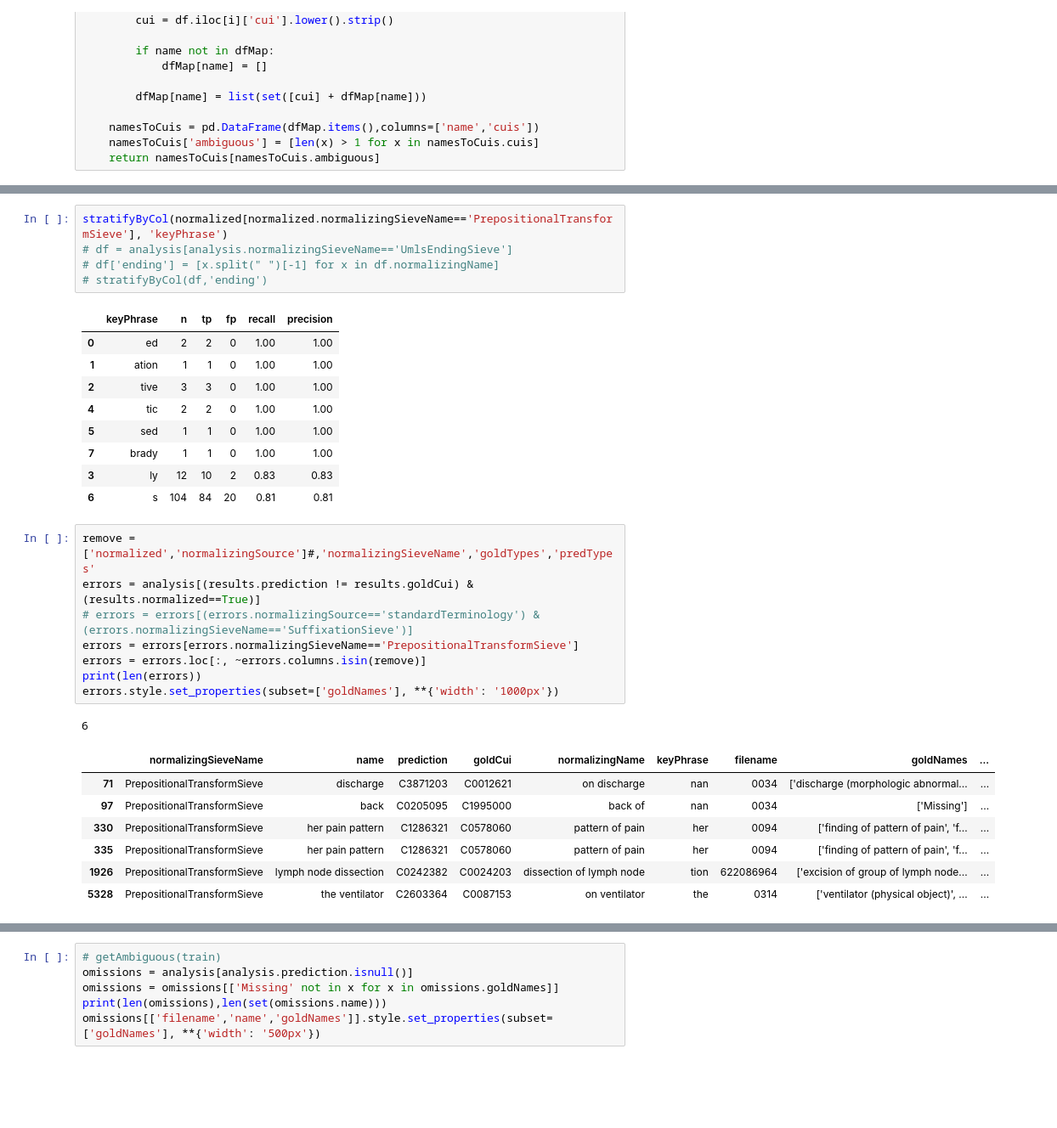
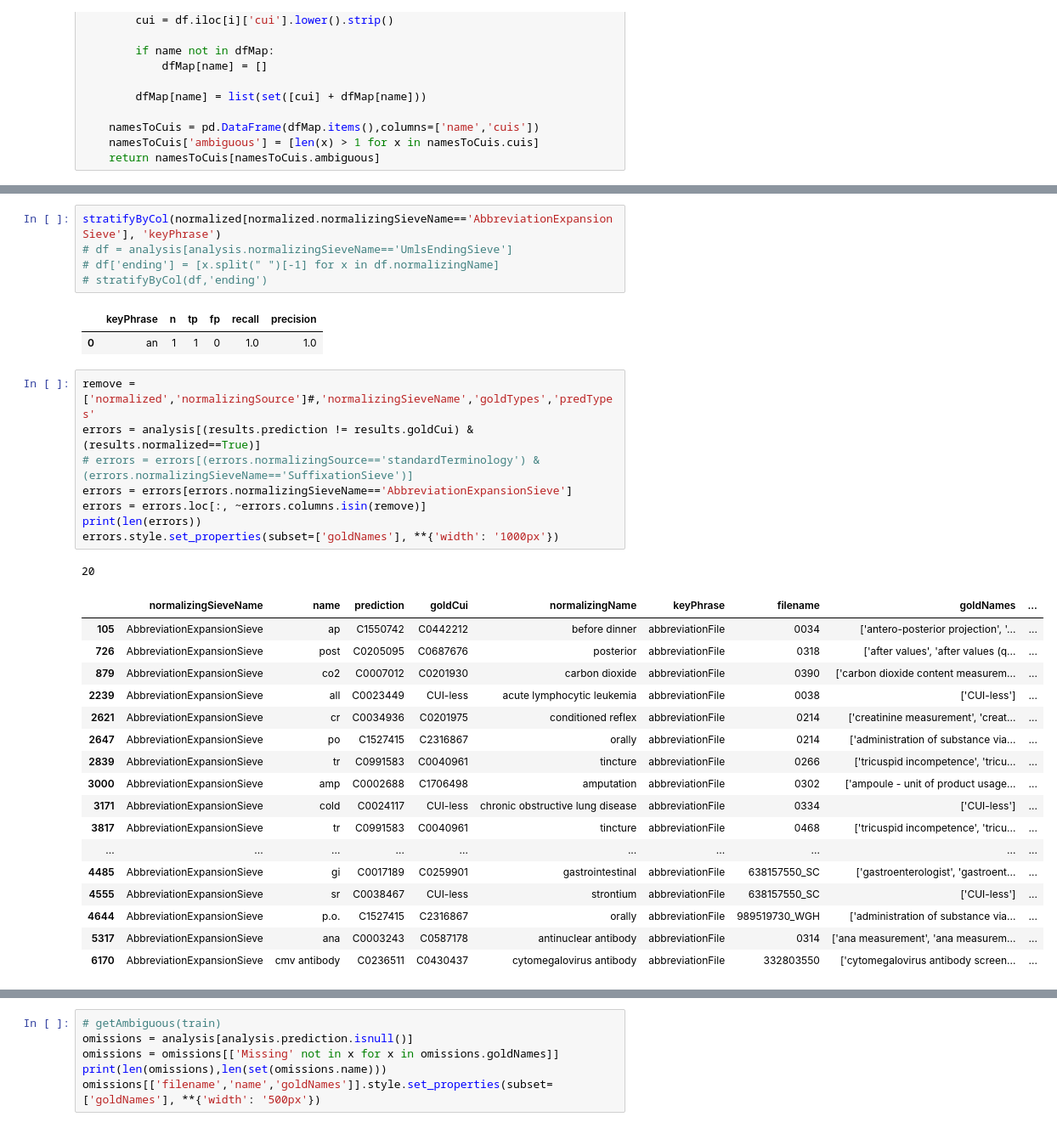
Before and after one commit to etfrenchvcu/disorder-normalizer, a Jupyter notebook: scripts/evaluate.ipynb, the cells around one changed output, grey strips where cells are left out. Shown at 85% size. Cells and saved outputs as stored; diff of their text form; blank space fills up the shorter version.

```diff
--- a/scripts/evaluate.ipynb
+++ b/scripts/evaluate.ipynb
@@ -159,37 +159,40 @@ stratifyByCol(normalized, 'normalizingSieveName')
 | 1 | SuffixationSieve | 126 | 104 | 22 | 0.83 | 0.83 |
 | 3 | AbbreviationExpansionSieve | 87 | 67 | 20 | 0.77 | 0.77 |
 # %%
-stratifyByCol(normalized[normalized.normalizingSieveName=='PrepositionalTransformSieve'], 'keyPhrase')
+stratifyByCol(normalized[normalized.normalizingSieveName=='AbbreviationExpansionSieve'], 'keyPhrase')
 # df = analysis[analysis.normalizingSieveName=='UmlsEndingSieve']
 # df['ending'] = [x.split(" ")[-1] for x in df.normalizingName]
 # stratifyByCol(df,'ending')
 # %% [output]
 |  | keyPhrase | n | tp | fp | recall | precision |
-| 0 | ed | 2 | 2 | 0 | 1.00 | 1.00 |
-| 1 | ation | 1 | 1 | 0 | 1.00 | 1.00 |
-| 2 | tive | 3 | 3 | 0 | 1.00 | 1.00 |
-| 4 | tic | 2 | 2 | 0 | 1.00 | 1.00 |
-| 5 | sed | 1 | 1 | 0 | 1.00 | 1.00 |
-| 7 | brady | 1 | 1 | 0 | 1.00 | 1.00 |
-| 3 | ly | 12 | 10 | 2 | 0.83 | 0.83 |
-| 6 | s | 104 | 84 | 20 | 0.81 | 0.81 |
+| 0 | an | 1 | 1 | 0 | 1.0 | 1.0 |
 # %%
 remove = ['normalized','normalizingSource']#,'normalizingSieveName','goldTypes','predTypes'
 errors = analysis[(results.prediction != results.goldCui) & (results.normalized==True)]
 # errors = errors[(errors.normalizingSource=='standardTerminology') & (errors.normalizingSieveName=='SuffixationSieve')]
-errors = errors[errors.normalizingSieveName=='PrepositionalTransformSieve']
+errors = errors[errors.normalizingSieveName=='AbbreviationExpansionSieve']
 errors = errors.loc[:, ~errors.columns.isin(remove)]
 print(len(errors))
 errors.style.set_properties(subset=['goldNames'], **{'width': '1000px'})
 # %% [output]
-6
+20
 |  | normalizingSieveName | name | prediction | goldCui | normalizingName | keyPhrase | filename | goldNames | ... |
-| 71 | PrepositionalTransformSieve | discharge | C3871203 | C0012621 | on discharge | nan | 0034 | ['discharge (morphologic abnormal... | ... |
-| 97 | PrepositionalTransformSieve | back | C0205095 | C1995000 | back of | nan | 0034 | ['Missing'] | ... |
-| 330 | PrepositionalTransformSieve | her pain pattern | C1286321 | C0578060 | pattern of pain | her | 0094 | ['finding of pattern of pain', 'f... | ... |
-| 335 | PrepositionalTransformSieve | her pain pattern | C1286321 | C0578060 | pattern of pain | her | 0094 | ['finding of pattern of pain', 'f... | ... |
-| 1926 | PrepositionalTransformSieve | lymph node dissection | C0242382 | C0024203 | dissection of lymph node | tion | 622086964 | ['excision of group of lymph node... | ... |
-| 5328 | PrepositionalTransformSieve | the ventilator | C2603364 | C0087153 | on ventilator | the | 0314 | ['ventilator (physical object)', ... | ... |
+| 105 | AbbreviationExpansionSieve | ap | C1550742 | C0442212 | before dinner | abbreviationFile | 0034 | ['antero-posterior projection', '... | ... |
+| 726 | AbbreviationExpansionSieve | post | C0205095 | C0687676 | posterior | abbreviationFile | 0318 | ['after values', 'after values (q... | ... |
+| 879 | AbbreviationExpansionSieve | co2 | C0007012 | C0201930 | carbon dioxide | abbreviationFile | 0390 | ['carbon dioxide content measurem... | ... |
+| 2239 | AbbreviationExpansionSieve | all | C0023449 | CUI-less | acute lymphocytic leukemia | abbreviationFile | 0038 | ['CUI-less'] | ... |
+| 2621 | AbbreviationExpansionSieve | cr | C0034936 | C0201975 | conditioned reflex | abbreviationFile | 0214 | ['creatinine measurement', 'creat... | ... |
+| 2647 | AbbreviationExpansionSieve | po | C1527415 | C2316867 | orally | abbreviationFile | 0214 | ['administration of substance via... | ... |
+| 2839 | AbbreviationExpansionSieve | tr | C0991583 | C0040961 | tincture | abbreviationFile | 0266 | ['tricuspid incompetence', 'tricu... | ... |
+| 3000 | AbbreviationExpansionSieve | amp | C0002688 | C1706498 | amputation | abbreviationFile | 0302 | ['ampoule - unit of product usage... | ... |
+| 3171 | AbbreviationExpansionSieve | cold | C0024117 | CUI-less | chronic obstructive lung disease | abbreviationFile | 0334 | ['CUI-less'] | ... |
+| 3817 | AbbreviationExpansionSieve | tr | C0991583 | C0040961 | tincture | abbreviationFile | 0468 | ['tricuspid incompetence', 'tricu... | ... |
+| ... | ... | ... | ... | ... | ... | ... | ... | ... | ... |
+| 4485 | AbbreviationExpansionSieve | gi | C0017189 | C0259901 | gastrointestinal | abbreviationFile | 638157550_SC | ['gastroenterologist', 'gastroent... | ... |
+| 4555 | AbbreviationExpansionSieve | sr | C0038467 | CUI-less | strontium | abbreviationFile | 638157550_SC | ['CUI-less'] | ... |
+| 4644 | AbbreviationExpansionSieve | p.o. | C1527415 | C2316867 | orally | abbreviationFile | 989519730_WGH | ['administration of substance via... | ... |
+| 5317 | AbbreviationExpansionSieve | ana | C0003243 | C0587178 | antinuclear antibody | abbreviationFile | 0314 | ['ana measurement', 'ana measurem... | ... |
+| 6170 | AbbreviationExpansionSieve | cmv antibody | C0236511 | C0430437 | cytomegalovirus antibody | abbreviationFile | 332803550 | ['cytomegalovirus antibody screen... | ... |
 # %%
 # results = pd.read_csv(f'../{dataset}-data/output/results.txt',sep='\t')
 sieveResults(results)
```
Also changed, not shown: parts of 6 cells of this notebook, 2 other files.
